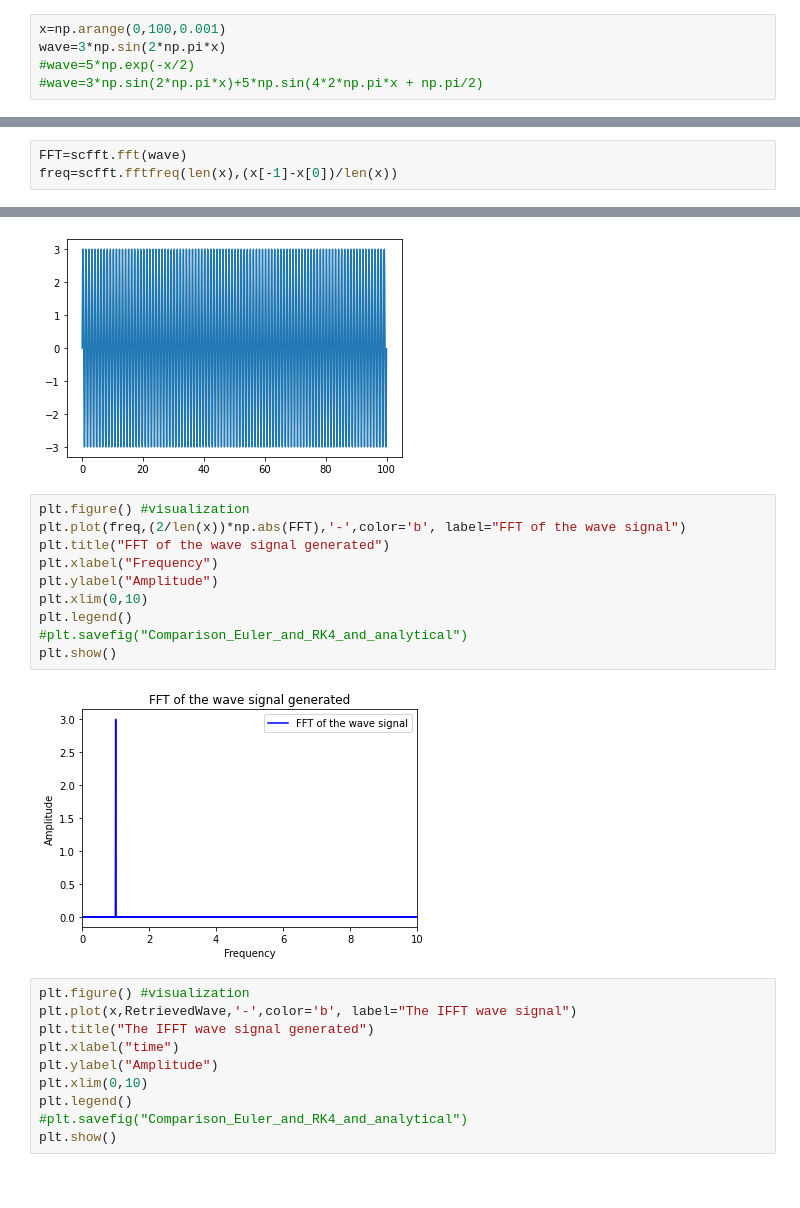
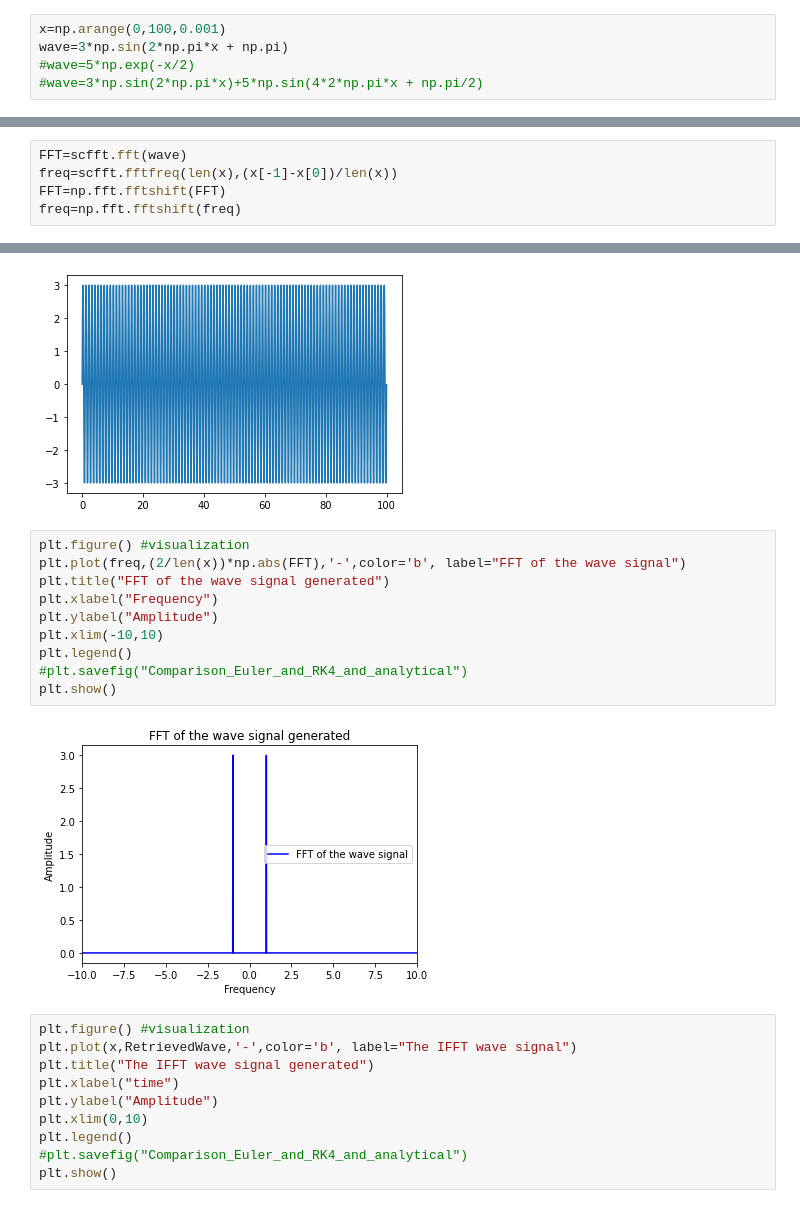
Before and after one commit to JethroStoffels/RNOG_Programming, a Jupyter notebook: Thermal_noise/2021-11-11 TestFourierTransform.ipynb, the cells around one changed output, grey strips where cells are left out. Drawn from its saved outputs; the diff is of its cells as text.

```diff
--- a/Thermal_noise/2021-11-11 TestFourierTransform.ipynb
+++ b/Thermal_noise/2021-11-11 TestFourierTransform.ipynb
@@ -14,7 +14,7 @@ import uproot
 Making some random waveform to analyse
 # %%
 x=np.arange(0,100,0.001)
-wave=3*np.sin(2*np.pi*x)
+wave=3*np.sin(2*np.pi*x + np.pi)
 #wave=5*np.exp(-x/2)
 #wave=3*np.sin(2*np.pi*x)+5*np.sin(4*2*np.pi*x + np.pi/2)
 # %% [markdown]
@@ -22,6 +22,8 @@ Fourier transforming the randomly generated waveform
 # %%
 FFT=scfft.fft(wave)
 freq=scfft.fftfreq(len(x),(x[-1]-x[0])/len(x))
+FFT=np.fft.fftshift(FFT)
+freq=np.fft.fftshift(freq)
 # %% [markdown]
 Reverse fourier transforming for checking if nothing went wrong
 # %%
@@ -58,15 +63,15 @@ plt.plot(x,wave)
 # %%
 plt.figure() #visualization
 plt.plot(freq,(2/len(x))*np.abs(FFT),'-',color='b', label="FFT of the wave signal")
 plt.title("FFT of the wave signal generated")
 plt.xlabel("Frequency")
 plt.ylabel("Amplitude")
-plt.xlim(0,10)
+plt.xlim(-10,10)
 plt.legend()
 #plt.savefig("Comparison_Euler_and_RK4_and_analytical")
 plt.show()
 # %% [output]
-[figure, old version]
+[figure, new version]
 # %%
 plt.figure() #visualization
 plt.plot(x,RetrievedWave,'-',color='b', label="The IFFT wave signal")
```
Also changed, not shown: parts of 2 cells of this notebook, 2 other files.
